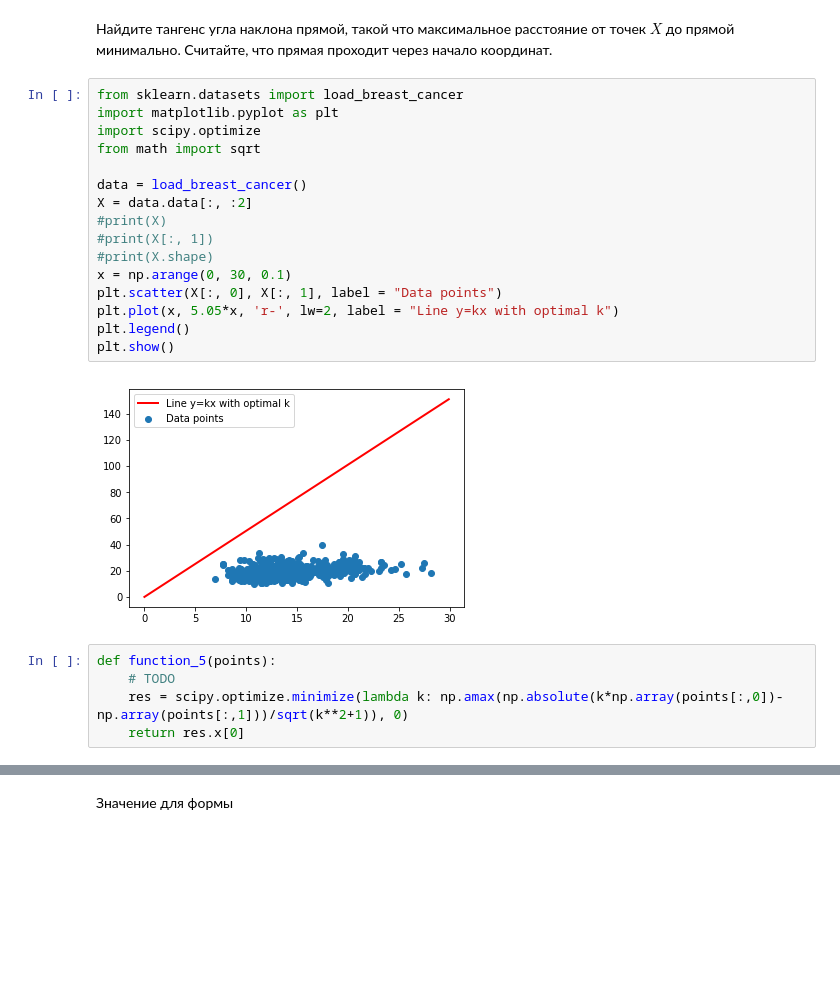
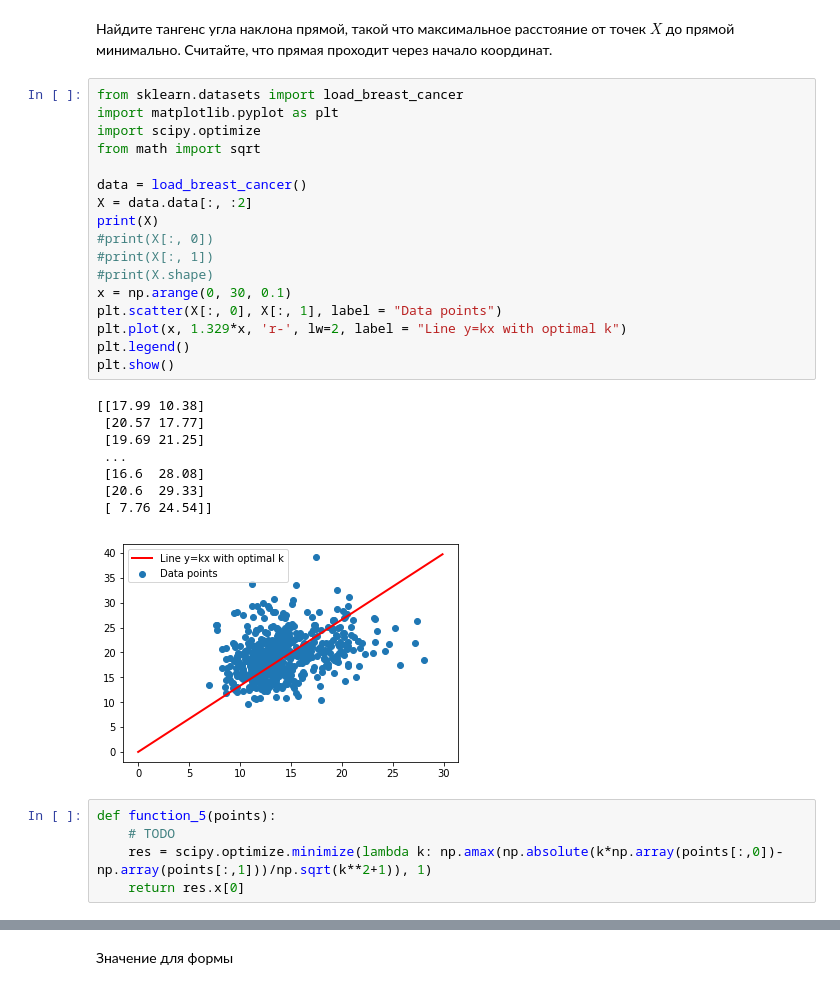
Before and after one commit to Emilien-mipt/DMIA_Industry, a Jupyter notebook: hw01/NumPy_SciPy_task.ipynb, the cells around one changed output, grey strips where cells are left out. Drawn from its saved outputs; the diff is of its cells as text; blank space fills up the shorter version.

```diff
--- a/hw01/NumPy_SciPy_task.ipynb
+++ b/hw01/NumPy_SciPy_task.ipynb
@@ -274,23 +311,31 @@ X_k rank 40
 # %%
 from sklearn.datasets import load_breast_cancer
 import matplotlib.pyplot as plt
 import scipy.optimize
 from math import sqrt
 
 data = load_breast_cancer()
 X = data.data[:, :2]
-#print(X)
+print(X)
+#print(X[:, 0])
 #print(X[:, 1])
 #print(X.shape)
 x = np.arange(0, 30, 0.1)
 plt.scatter(X[:, 0], X[:, 1], label = "Data points")
-plt.plot(x, 5.05*x, 'r-', lw=2, label = "Line y=kx with optimal k")
+plt.plot(x, 1.329*x, 'r-', lw=2, label = "Line y=kx with optimal k")
 plt.legend()
 plt.show()
 # %% [output]
+[[17.99 10.38]
+ [20.57 17.77]
+ [19.69 21.25]
+ ...
+ [16.6  28.08]
+ [20.6  29.33]
+ [ 7.76 24.54]]
-[figure, old version]
+[figure, new version]
 # %%
 def function_5(points):
     # TODO
-    res = scipy.optimize.minimize(lambda k: np.amax(np.absolute(k*np.array(points[:,0])-np.array(points[:,1]))/sqrt(k**2+1)), 0)
+    res = scipy.optimize.minimize(lambda k: np.amax(np.absolute(k*np.array(points[:,0])-np.array(points[:,1]))/np.sqrt(k**2+1)), 1)
     return res.x[0]
```
Also changed, not shown: parts of 8 cells of this notebook, 2 other files.
